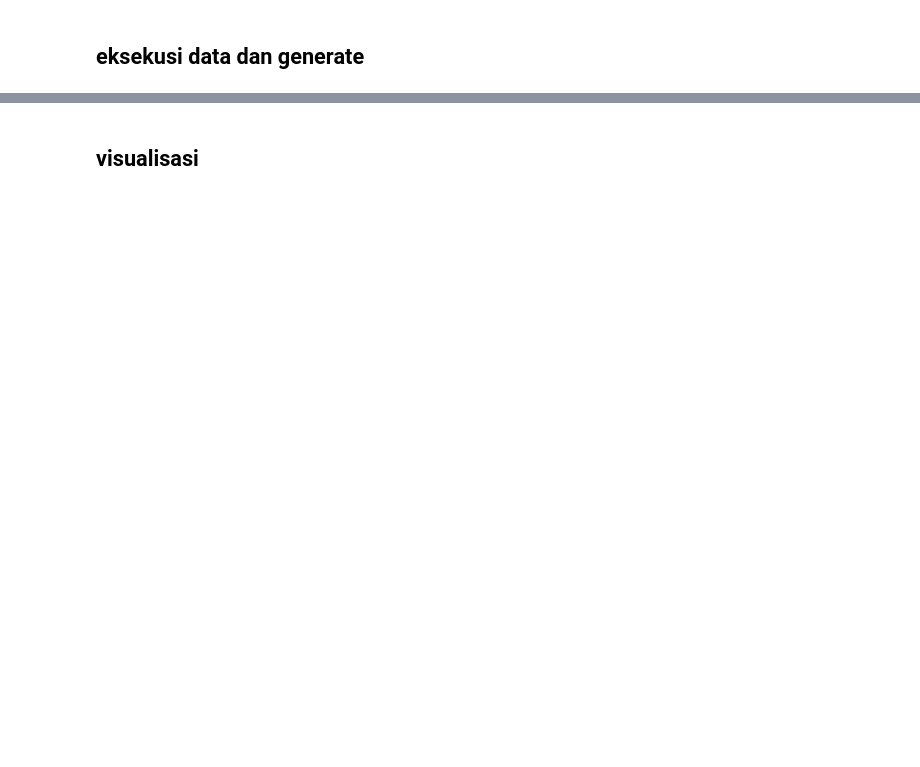
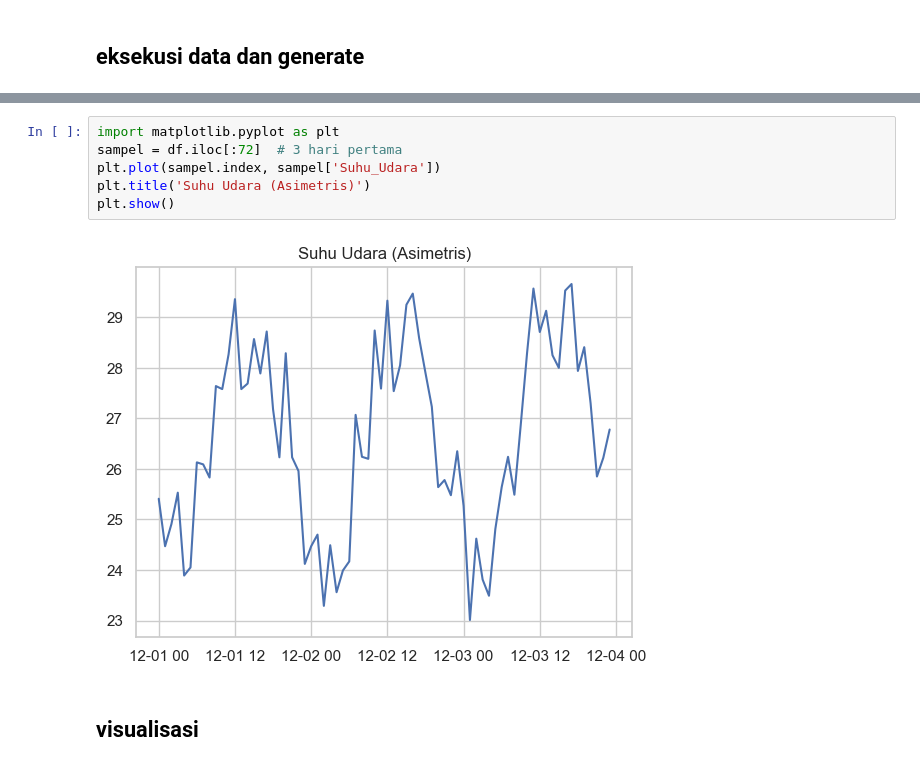
Before and after one commit to deevaz/precision_farming_adaptif, a Jupyter notebook: generate_dataset.ipynb, the cells around one changed output, grey strips where cells are left out. Saved outputs shown, nothing was run; the diff lists cells and outputs as text; blank space fills up the shorter version.

```diff
--- a/generate_dataset.ipynb
+++ b/generate_dataset.ipynb
@@ -181,3 +207,11 @@ Name: proportion, dtype: str
+# %%
+import matplotlib.pyplot as plt
+sampel = df.iloc[:72]  # 3 hari pertama
+plt.plot(sampel.index, sampel['Suhu_Udara'])
+plt.title('Suhu Udara (Asimetris)')
+plt.show()
+# %% [output]
+[figure, added]
 # %% [markdown]
 ## visualisasi
 # %%
```
Also changed, not shown: parts of 4 cells of this notebook, 11 other files.
